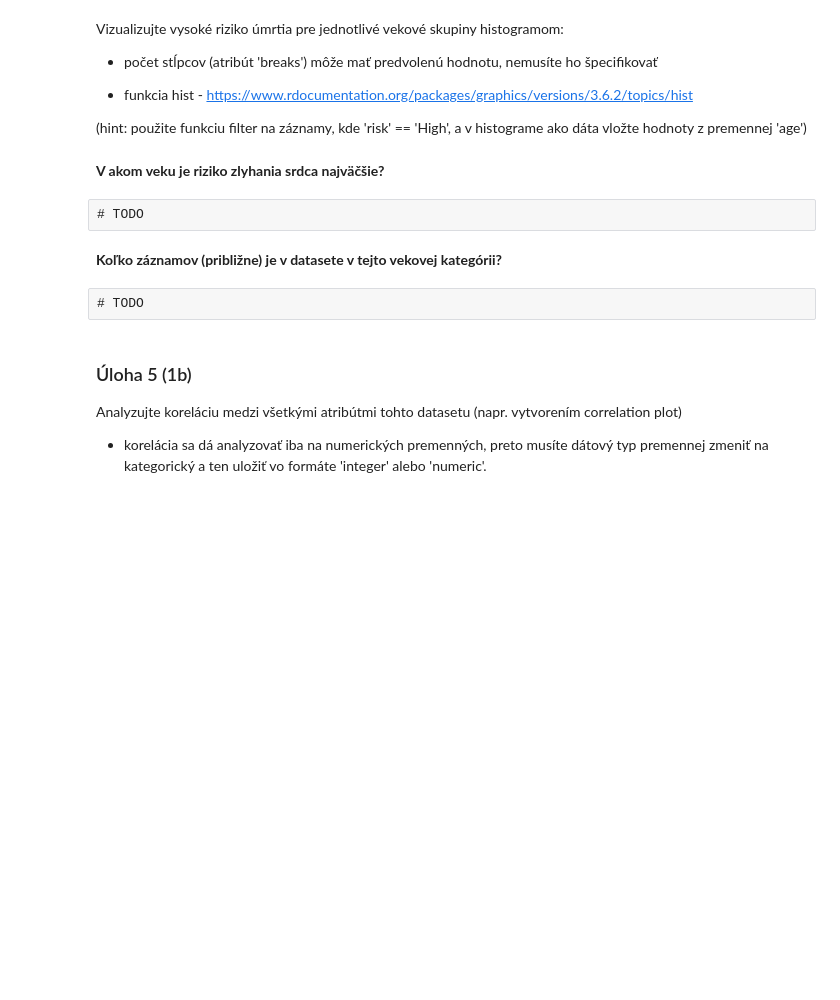
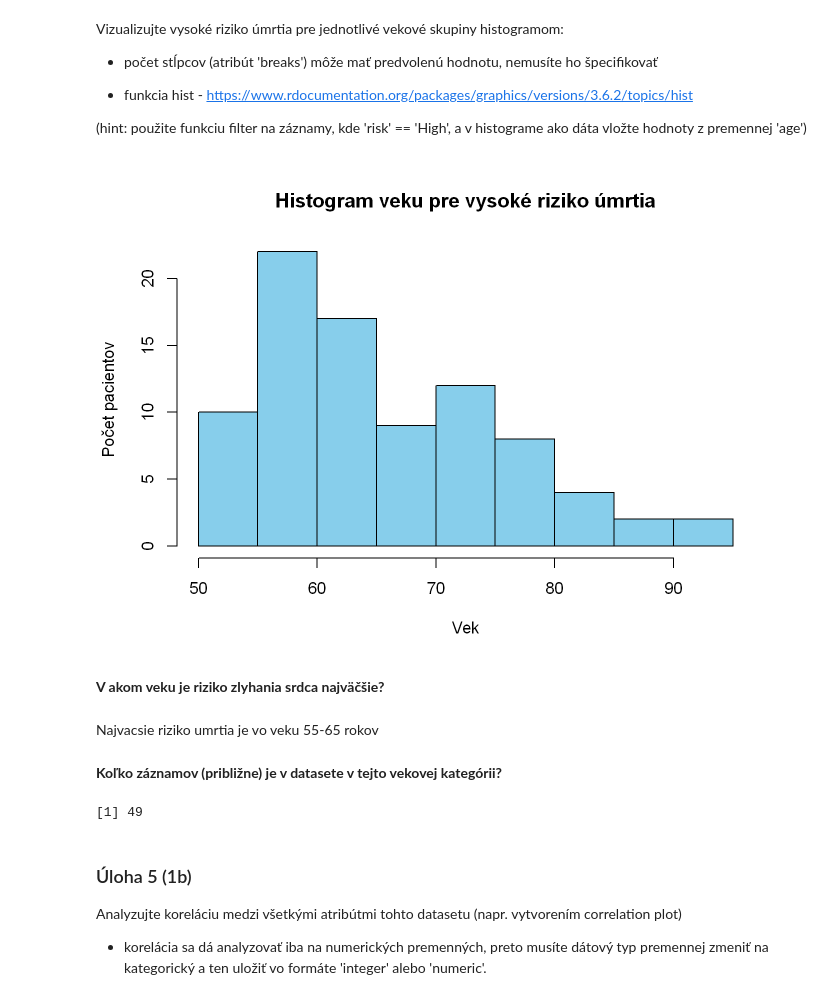
Before and after one commit to 4xelo/SSBU, a Jupyter notebook: t3_cv2/CV2_3_Zadanie_1.ipynb, the cells around one changed output. Saved outputs shown, nothing was run; the diff lists cells and outputs as text; code cells hidden in the pictures; blank space fills up the shorter version.

```diff
--- a/t3_cv2/CV2_3_Zadanie_1.ipynb
+++ b/t3_cv2/CV2_3_Zadanie_1.ipynb
@@ -224,7 +209,7 @@ Premennú vytvorte na základe if-else rozhodovania podľa premenných 'age' a '
 
 - pre vytvorenie premennej použite funkciu ifelse - https://www.rdocumentation.org/packages/base/versions/3.6.2/topics/ifelse
 # %%
-# TODO
+data_hw$risk <- ifelse(data_hw$age > 50 & data_hw$serum_creatinine > 1.2, "High", "Low")
 # %% [markdown]
 Vizualizujte vysoké riziko úmrtia pre jednotlivé vekové skupiny histogramom:
 
@@ -234,15 +219,23 @@ Vizualizujte vysoké riziko úmrtia pre jednotlivé vekové skupiny histogramom:
 
 (hint: použite funkciu filter na záznamy, kde 'risk' == 'High', a v histograme ako dáta vložte hodnoty z premennej 'age')
 # %%
-# TODO
+high_risk <- subset(data_hw, risk == 'High')
+
+hist(high_risk$age, main = "Histogram veku pre vysoké riziko úmrtia", xlab = "Vek", ylab = "Počet pacientov", col = "skyblue", border = "black", breaks = 10)
+# %% [output]
+[figure, added]
 # %% [markdown]
 **V akom veku je riziko zlyhania srdca najväčšie?**
-# %% [raw]
-# TODO
+# %% [markdown]
+Najvacsie riziko umrtia je vo veku 55-65 rokov
 # %% [markdown]
 **Koľko záznamov (približne) je v datasete v tejto vekovej kategórii?**
-# %% [raw]
-# TODO
+# %%
+# TODO
+zaznamy_count <- sum(high_risk$age > 50 & high_risk$age <= 65)
+zaznamy_count
+# %% [output]
+[1] 49
 # %% [markdown]
 ### Úloha 5 (1b)
 
```
Also changed, not shown: parts of 7 cells of this notebook, 1 other file.
